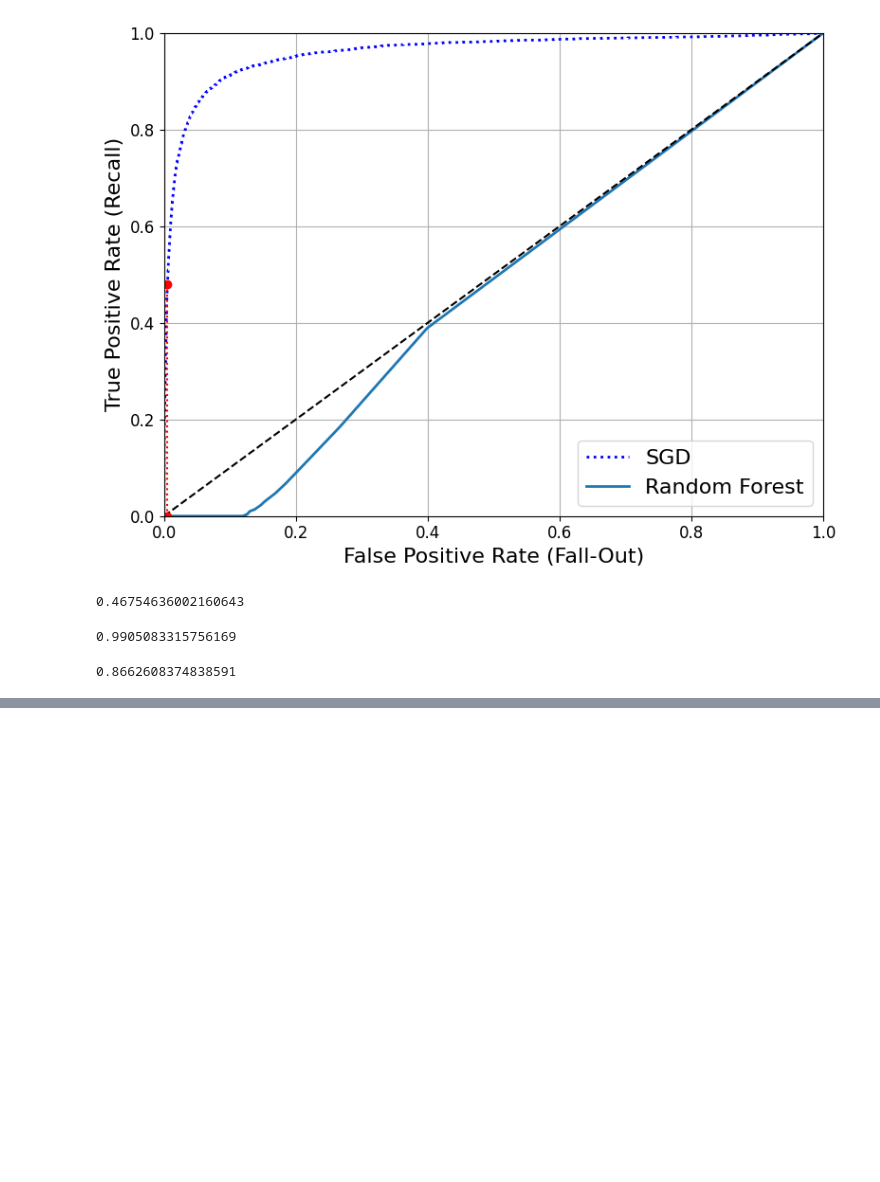
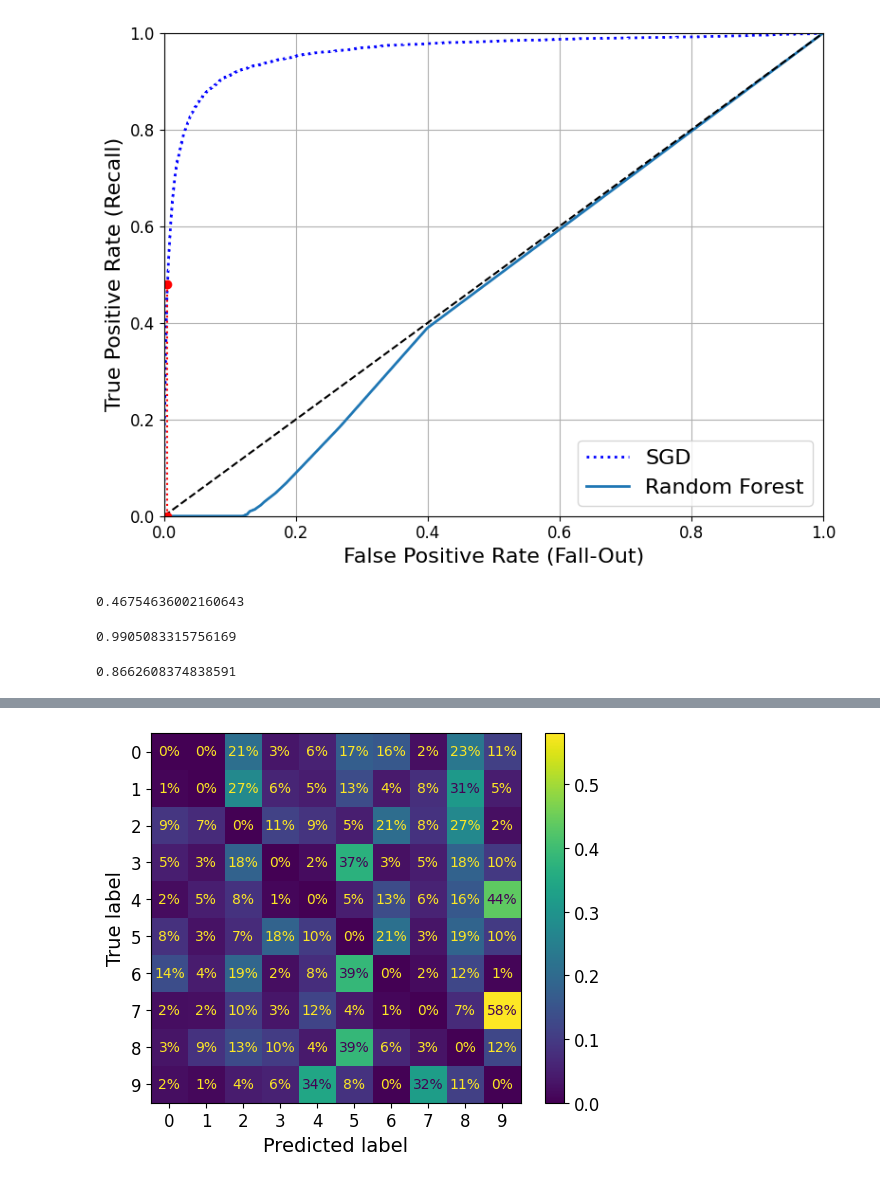
Before and after one commit to Han-TaeHun/TIL, a Jupyter notebook: Machine_Learning/HandsOn/03_classification.ipynb, the cells around one changed output, grey strips where cells are left out. Saved outputs shown, nothing was run; the diff lists cells and outputs as text; code cells hidden in the pictures; blank space fills up the shorter version.

```diff
--- a/Machine_Learning/HandsOn/03_classification.ipynb
+++ b/Machine_Learning/HandsOn/03_classification.ipynb
@@ -489,0 +598,12 @@ recall_score(y_train_5, y_train_pred_forest)
+# %%
+# 가중치를 0으로 설정하고 확인해본 겨우
+# 오차가 큰 레이블들이 더 두드러진다.
+sample_weight = (y_train_pred != y_train)
+ConfusionMatrixDisplay.from_predictions(y_train,
+                                        y_train_pred,
+                                        sample_weight=sample_weight,
+                                        normalize="true",
+                                        values_format=".0%")
+plt.show()
+# %% [output]
+[figure, added]
```
Also changed, not shown: parts of 36 cells of this notebook.
